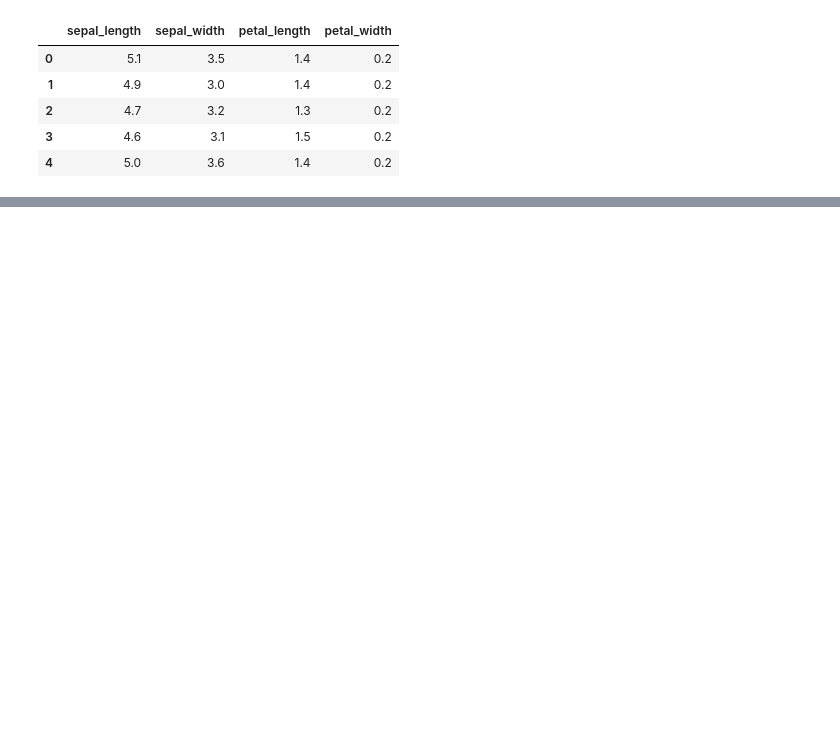
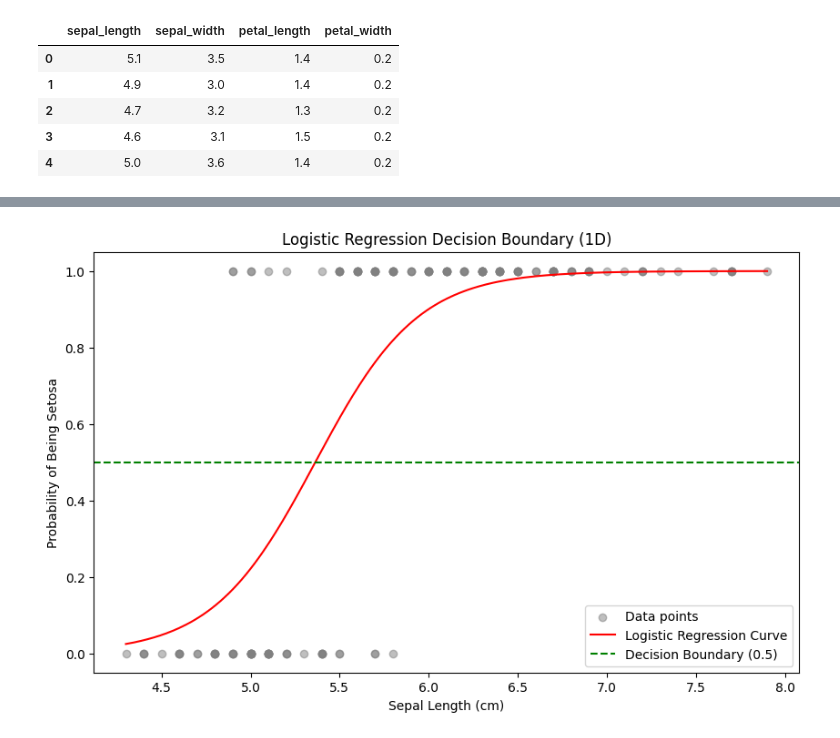
Before and after one commit to masum184e/ai_projects, a Jupyter notebook: ml-algo/LogisticRegression.ipynb, the cells around one changed output, grey strips where cells are left out. Cells and saved outputs as stored; diff of their text form; code cells hidden in the pictures; blank space fills up the shorter version.

```diff
--- a/ml-algo/LogisticRegression.ipynb
+++ b/ml-algo/LogisticRegression.ipynb
@@ -78,0 +163,28 @@ plt.show()
+# %%
+def plot_decision_boundary(X, y, model):
+    plt.figure(figsize=(10, 6))
+
+    plt.scatter(X, y, color='gray', label='Data points', alpha=0.5)
+
+    x_range = np.linspace(X.min(), X.max(), 300).reshape(-1, 1)
+
+    y_proba = model.predict_proba(x_range)[:, 1]
+
+    plt.plot(x_range, y_proba, color='red', label='Logistic Regression Curve')
+
+    plt.axhline(0.5, color='green', linestyle='--', label='Decision Boundary (0.5)')
+
+    plt.title('Logistic Regression Decision Boundary (1D)')
+    plt.xlabel('Sepal Length (cm)')
+    plt.ylabel('Probability of Being Setosa')
+    plt.legend()
+    plt.show()
+# %%
+X = df[['sepal_length']].values
+
+model = LogisticRegression()
+model.fit(X, y)
+
+plot_decision_boundary(X, y, model)
+# %% [output]
+[figure, added]
```
Also changed, not shown: parts of 34 cells of this notebook, 1 other file.
